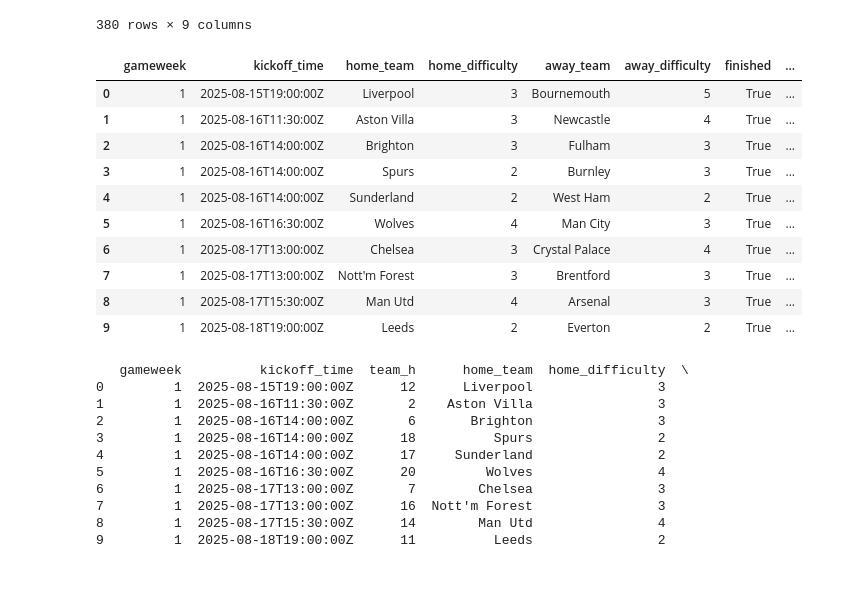
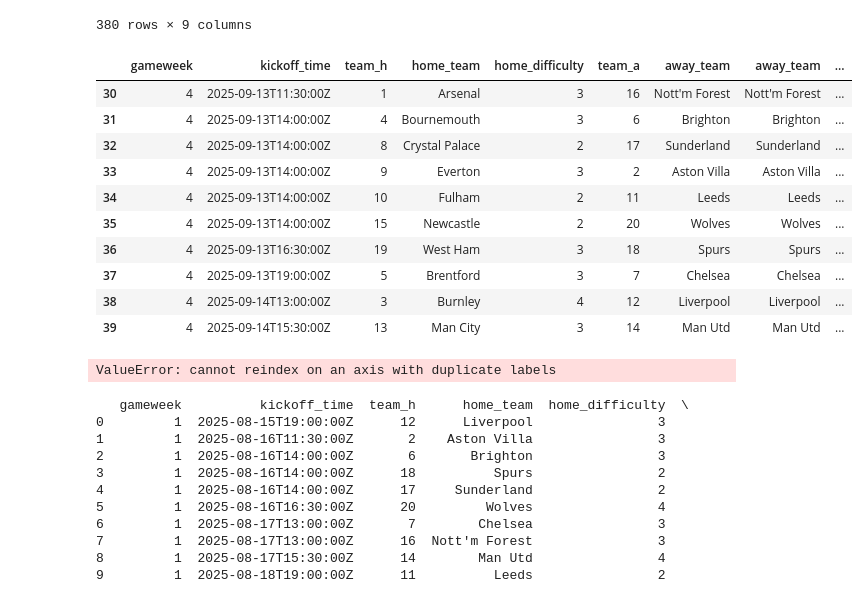
Before and after one commit to JeffBucker/PL-Project, a Jupyter notebook: data.ipynb, the cells around one changed output. Drawn from its saved outputs; the diff is of its cells as text; code cells hidden in the pictures.

```diff
--- a/data.ipynb
+++ b/data.ipynb
@@ -127,20 +127,24 @@ df_fixtures_readable
 380 rows × 9 columns
 # %%
 # Filtrer les fixtures pour la Gameweek 4
-gw4_fixtures = df_fixtures_readable[df_fixtures_readable['gameweek'] == 1]
+gw4_fixtures = df_fixtures_readable[df_fixtures_readable['gameweek'] == 4]
 gw4_fixtures
 # %% [output]
-|  | gameweek | kickoff_time | home_team | home_difficulty | away_team | away_difficulty | finished | ... |
-| 0 | 1 | 2025-08-15T19:00:00Z | Liverpool | 3 | Bournemouth | 5 | True | ... |
-| 1 | 1 | 2025-08-16T11:30:00Z | Aston Villa | 3 | Newcastle | 4 | True | ... |
-| 2 | 1 | 2025-08-16T14:00:00Z | Brighton | 3 | Fulham | 3 | True | ... |
-| 3 | 1 | 2025-08-16T14:00:00Z | Spurs | 2 | Burnley | 3 | True | ... |
-| 4 | 1 | 2025-08-16T14:00:00Z | Sunderland | 2 | West Ham | 2 | True | ... |
-| 5 | 1 | 2025-08-16T16:30:00Z | Wolves | 4 | Man City | 3 | True | ... |
-| 6 | 1 | 2025-08-17T13:00:00Z | Chelsea | 3 | Crystal Palace | 4 | True | ... |
-| 7 | 1 | 2025-08-17T13:00:00Z | Nott'm Forest | 3 | Brentford | 3 | True | ... |
-| 8 | 1 | 2025-08-17T15:30:00Z | Man Utd | 4 | Arsenal | 3 | True | ... |
-| 9 | 1 | 2025-08-18T19:00:00Z | Leeds | 2 | Everton | 2 | True | ... |
+|  | gameweek | kickoff_time | team_h | home_team | home_difficulty | team_a | away_team | away_team | ... |
+| 30 | 4 | 2025-09-13T11:30:00Z | 1 | Arsenal | 3 | 16 | Nott'm Forest | Nott'm Forest | ... |
+| 31 | 4 | 2025-09-13T14:00:00Z | 4 | Bournemouth | 3 | 6 | Brighton | Brighton | ... |
+| 32 | 4 | 2025-09-13T14:00:00Z | 8 | Crystal Palace | 2 | 17 | Sunderland | Sunderland | ... |
+| 33 | 4 | 2025-09-13T14:00:00Z | 9 | Everton | 3 | 2 | Aston Villa | Aston Villa | ... |
+| 34 | 4 | 2025-09-13T14:00:00Z | 10 | Fulham | 2 | 11 | Leeds | Leeds | ... |
+| 35 | 4 | 2025-09-13T14:00:00Z | 15 | Newcastle | 2 | 20 | Wolves | Wolves | ... |
+| 36 | 4 | 2025-09-13T16:30:00Z | 19 | West Ham | 3 | 18 | Spurs | Spurs | ... |
+| 37 | 4 | 2025-09-13T19:00:00Z | 5 | Brentford | 3 | 7 | Chelsea | Chelsea | ... |
+| 38 | 4 | 2025-09-14T13:00:00Z | 3 | Burnley | 4 | 12 | Liverpool | Liverpool | ... |
+| 39 | 4 | 2025-09-14T15:30:00Z | 13 | Man City | 3 | 14 | Man Utd | Man Utd | ... |
+# %%
+df_fixtures_readable[(df_fixtures_readable['home_team'] == 'Arsenal') | (df_fixtures_readable['away_team'] == 'Arsenal')]
+# %% [output]
+ValueError: cannot reindex on an axis with duplicate labels
 # %%
 # Préparer les DataFrames domicile et extérieur pour calculer la moyenne difficulté
 home_df = df_fixtures[['event', 'team_h', 'team_h_difficulty']].copy()
```
Also changed, not shown: parts of 2 cells of this notebook, 1 other file.
